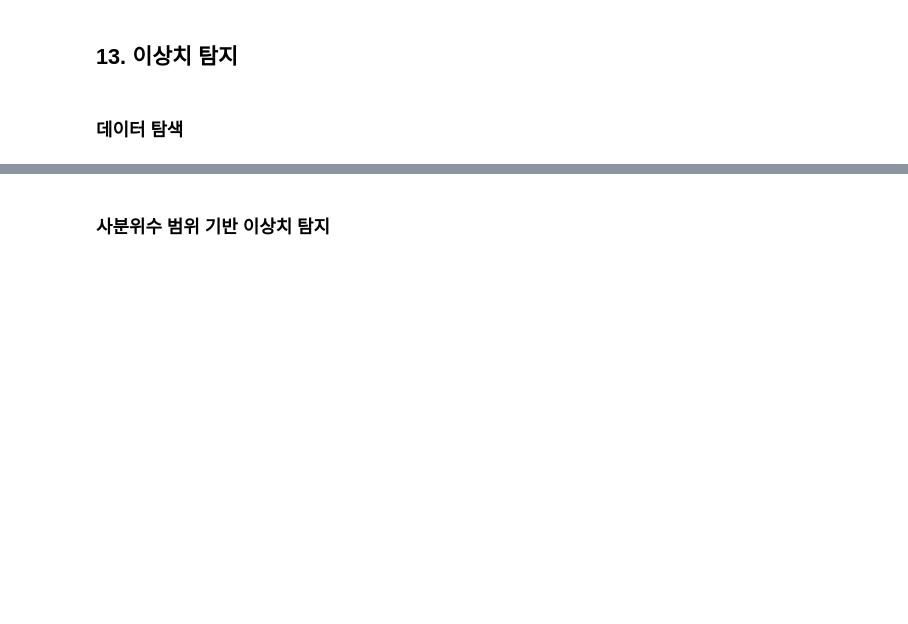
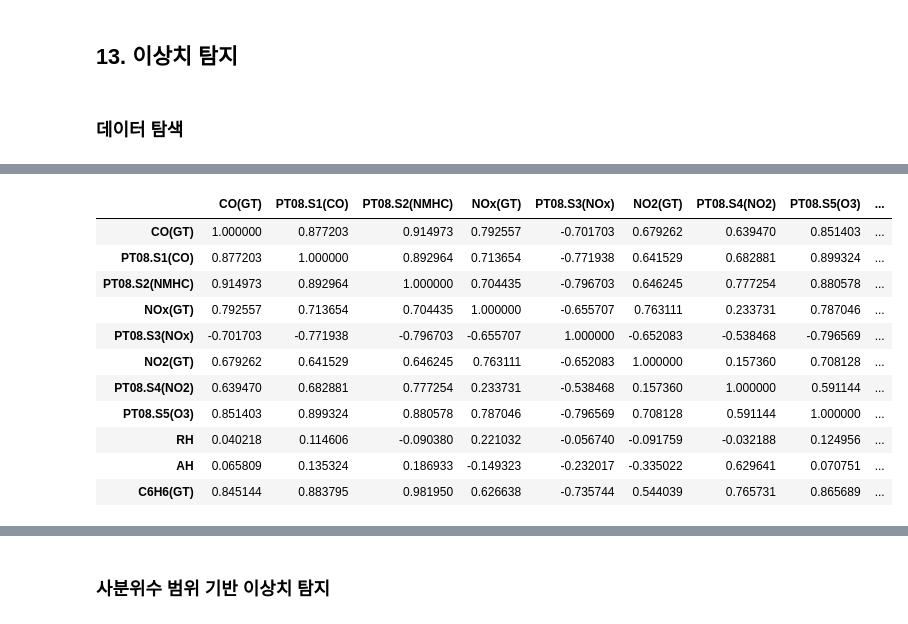
Before and after one commit to hyunssii/sh320-data-engineering, a Jupyter notebook: data_engineering/ex13_outlier_detection.ipynb, the cells around one changed output, grey strips where cells are left out. Saved outputs shown, nothing was run; the diff lists cells and outputs as text; code cells hidden in the pictures; blank space fills up the shorter version.

```diff
--- a/data_engineering/ex13_outlier_detection.ipynb
+++ b/data_engineering/ex13_outlier_detection.ipynb
@@ -48,7 +63,20 @@ plt.show()
 # %%
 # [+] 변수 간 상관관계 측정
-corr_matrix = ...
+corr_matrix = df.corr()
 corr_matrix
+# %% [output]
+|  | CO(GT) | PT08.S1(CO) | PT08.S2(NMHC) | NOx(GT) | PT08.S3(NOx) | NO2(GT) | PT08.S4(NO2) | PT08.S5(O3) | ... |
+| CO(GT) | 1.000000 | 0.877203 | 0.914973 | 0.792557 | -0.701703 | 0.679262 | 0.639470 | 0.851403 | ... |
+| PT08.S1(CO) | 0.877203 | 1.000000 | 0.892964 | 0.713654 | -0.771938 | 0.641529 | 0.682881 | 0.899324 | ... |
+| PT08.S2(NMHC) | 0.914973 | 0.892964 | 1.000000 | 0.704435 | -0.796703 | 0.646245 | 0.777254 | 0.880578 | ... |
+| NOx(GT) | 0.792557 | 0.713654 | 0.704435 | 1.000000 | -0.655707 | 0.763111 | 0.233731 | 0.787046 | ... |
+| PT08.S3(NOx) | -0.701703 | -0.771938 | -0.796703 | -0.655707 | 1.000000 | -0.652083 | -0.538468 | -0.796569 | ... |
+| NO2(GT) | 0.679262 | 0.641529 | 0.646245 | 0.763111 | -0.652083 | 1.000000 | 0.157360 | 0.708128 | ... |
+| PT08.S4(NO2) | 0.639470 | 0.682881 | 0.777254 | 0.233731 | -0.538468 | 0.157360 | 1.000000 | 0.591144 | ... |
+| PT08.S5(O3) | 0.851403 | 0.899324 | 0.880578 | 0.787046 | -0.796569 | 0.708128 | 0.591144 | 1.000000 | ... |
+| RH | 0.040218 | 0.114606 | -0.090380 | 0.221032 | -0.056740 | -0.091759 | -0.032188 | 0.124956 | ... |
+| AH | 0.065809 | 0.135324 | 0.186933 | -0.149323 | -0.232017 | -0.335022 | 0.629641 | 0.070751 | ... |
+| C6H6(GT) | 0.845144 | 0.883795 | 0.981950 | 0.626638 | -0.735744 | 0.544039 | 0.765731 | 0.865689 | ... |
 # %%
 # 일산화탄소와 가장 상관관계가 약한 변수 선택
 rh = df['RH'].copy().interpolate() # RH: 상대습도
```
Also changed, not shown: parts of 22 cells of this notebook, 1 other file.
